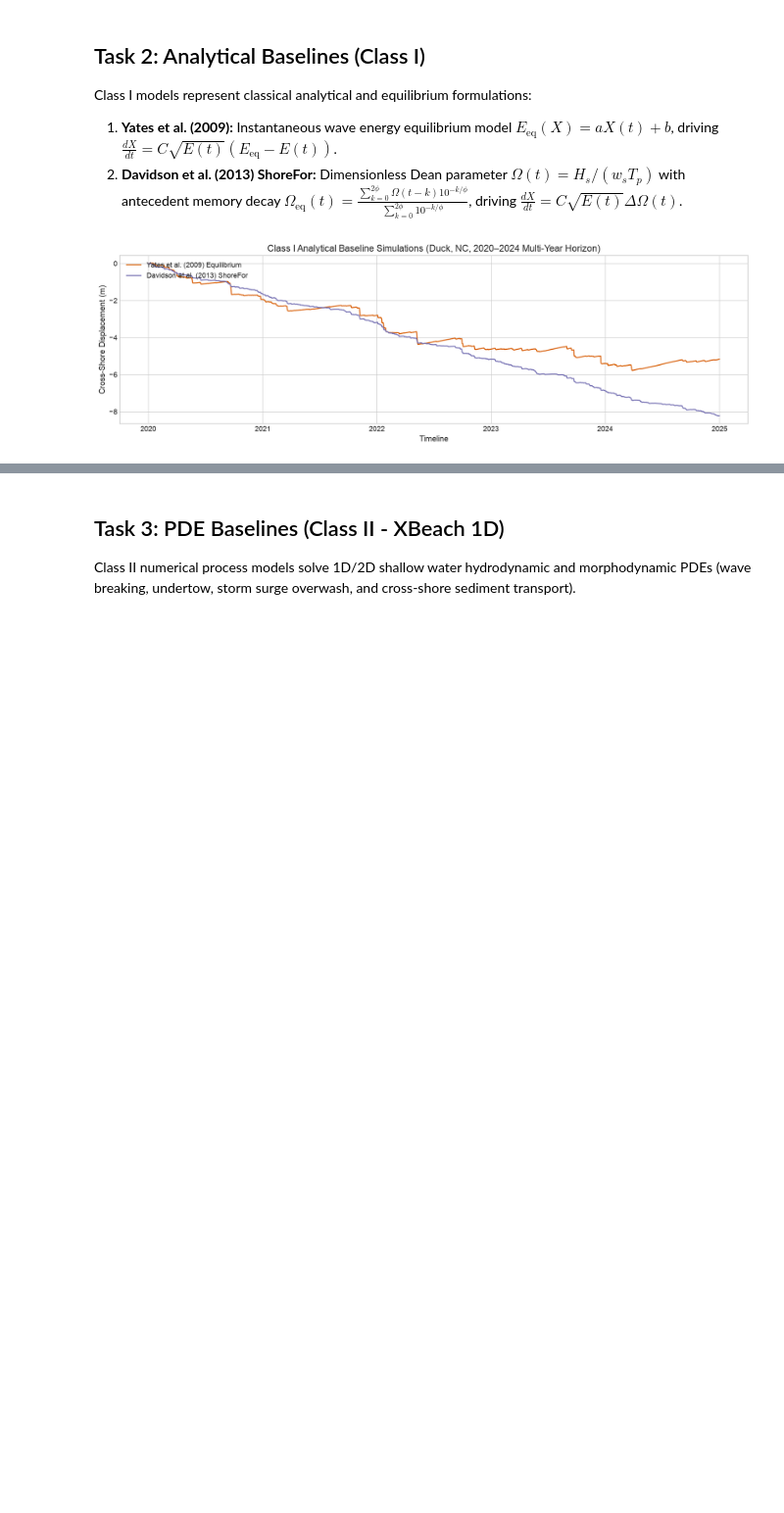
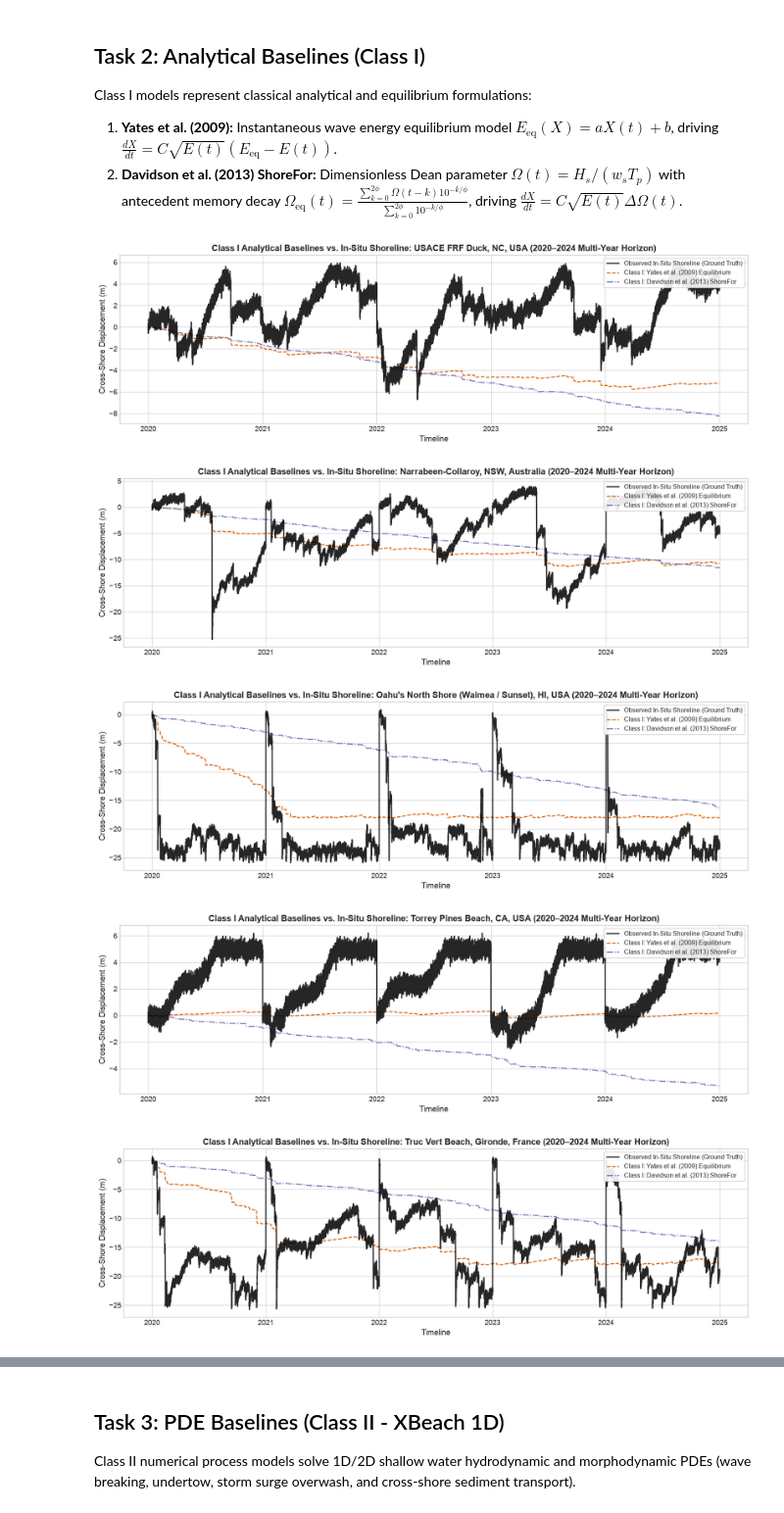
Before and after one commit to sam-tritto/unified-coastal-erosion-index, a Jupyter notebook: 02_Diagnostic_Baselines.ipynb, the cells around one changed output, grey strips where cells are left out. Shown at 98% size. Saved outputs shown, nothing was run; the diff lists cells and outputs as text; code cells hidden in the pictures; blank space fills up the shorter version.

Commit message:
refactor: standardize notebook code formatting and update dataset loading print statements

```diff
--- a/02_Diagnostic_Baselines.ipynb
+++ b/02_Diagnostic_Baselines.ipynb
@@ -90,25 +88,37 @@ Class I models represent classical analytical and equilibrium formulations:
 1. **Yates et al. (2009):** Instantaneous wave energy equilibrium model $E_{\text{eq}}(X) = a X(t) + b$, driving $\frac{dX}{dt} = C \sqrt{E(t)} (E_{\text{eq}} - E(t))$.
 2. **Davidson et al. (2013) ShoreFor:** Dimensionless Dean parameter $\Omega(t) = H_s / (w_s T_p)$ with antecedent memory decay $\Omega_{\text{eq}}(t) = \frac{\sum_{k=0}^{2\phi} \Omega(t-k) 10^{-k/\phi}}{\sum_{k=0}^{2\phi} 10^{-k/\phi}}$, driving $\frac{dX}{dt} = C \sqrt{E(t)} \Delta \Omega(t)$.
 # %%
-# Multi-Year Class I Analytical simulation on Duck, NC (2020–2024)
+# Multi-Year Class I Analytical simulations across all 5 global coastal site archetypes (2020–2024)
 df_duck = site_datasets["duck_nc"]
-hs_duck = df_duck["hs_m"].values
-tp_duck = df_duck["tp_s"].values
 
-yates_pos, _ = simulate_equilibrium_shoreline_evolution(hs_duck, tp_duck, random_seed=42)
-shorefor_pos, _ = simulate_shorefor_evolution(hs_duck, tp_duck, w_s_ms=df_duck["w_s_ms"].mean(), random_seed=42)
+for site in sites:
+    df_site = site_datasets[site]
+    hs = df_site["hs_m"].values
+    tp = df_site["tp_s"].values
+    w_s_ms = df_site["w_s_ms"].mean() if "w_s_ms" in df_site.columns else 0.045
 
-df_duck["yates_simulated_pos_m"] = yates_pos
-df_duck["shorefor_simulated_pos_m"] = shorefor_pos
+    yates_pos, _ = simulate_equilibrium_shoreline_evolution(hs, tp, random_seed=42)
+    shorefor_pos, _ = simulate_shorefor_evolution(hs, tp, w_s_ms=w_s_ms, random_seed=42)
 
-plt.figure(figsize=(14, 4.5))
-plt.plot(df_duck.index, yates_pos, label="Yates et al. (2009) Equilibrium", color="#d95f02", lw=1.5)
-plt.plot(df_duck.index, shorefor_pos, label="Davidson et al. (2013) ShoreFor", color="#7570b3", lw=1.5)
-plt.title("Class I Analytical Baseline Simulations (Duck, NC, 2020–2024 Multi-Year Horizon)")
-plt.ylabel("Cross-Shore Displacement (m)")
-plt.xlabel("Timeline")
-plt.legend(loc="upper left")
-plt.tight_layout()
-plt.show()
+    df_site["yates_simulated_pos_m"] = yates_pos
+    df_site["shorefor_simulated_pos_m"] = shorefor_pos
+
+    y_true = df_site["shoreline_pos_obs_m"].values if "shoreline_pos_obs_m" in df_site.columns else df_site["shoreline_pos_true_m"].values
+    site_name = COASTAL_SITE_PROFILES[site]["name"]
+
+    plt.figure(figsize=(14, 4.5))
+    plt.plot(df_site.index, y_true, label="Observed In-Situ Shoreline (Ground Truth)", color="black", lw=1.8, alpha=0.85, zorder=5)
+    plt.plot(df_site.index, yates_pos, label="Class I: Yates et al. (2009) Equilibrium", color="#d95f02", lw=1.5, ls="--")
+    plt.plot(df_site.index, shorefor_pos, label="Class I: Davidson et al. (2013) ShoreFor", color="#7570b3", lw=1.5, ls="-.")
+    plt.title(f"Class I Analytical Baselines vs. In-Situ Shoreline: {site_name} (2020–2024 Multi-Year Horizon)", fontsize=13, fontweight="bold")
+    plt.ylabel("Cross-Shore Displacement (m)")
+    plt.xlabel("Timeline")
+    plt.legend(loc="upper right", frameon=True, facecolor="white", framealpha=0.9, fontsize=9.5)
+    plt.tight_layout()
+    plt.show()
 # %% [output]
-[figure, old version]
+[figure, new version]
+[figure, added]
+[figure, added]
+[figure, added]
+[figure, added]
```
Also changed, not shown: parts of 11 cells of this notebook, 1 other file.
